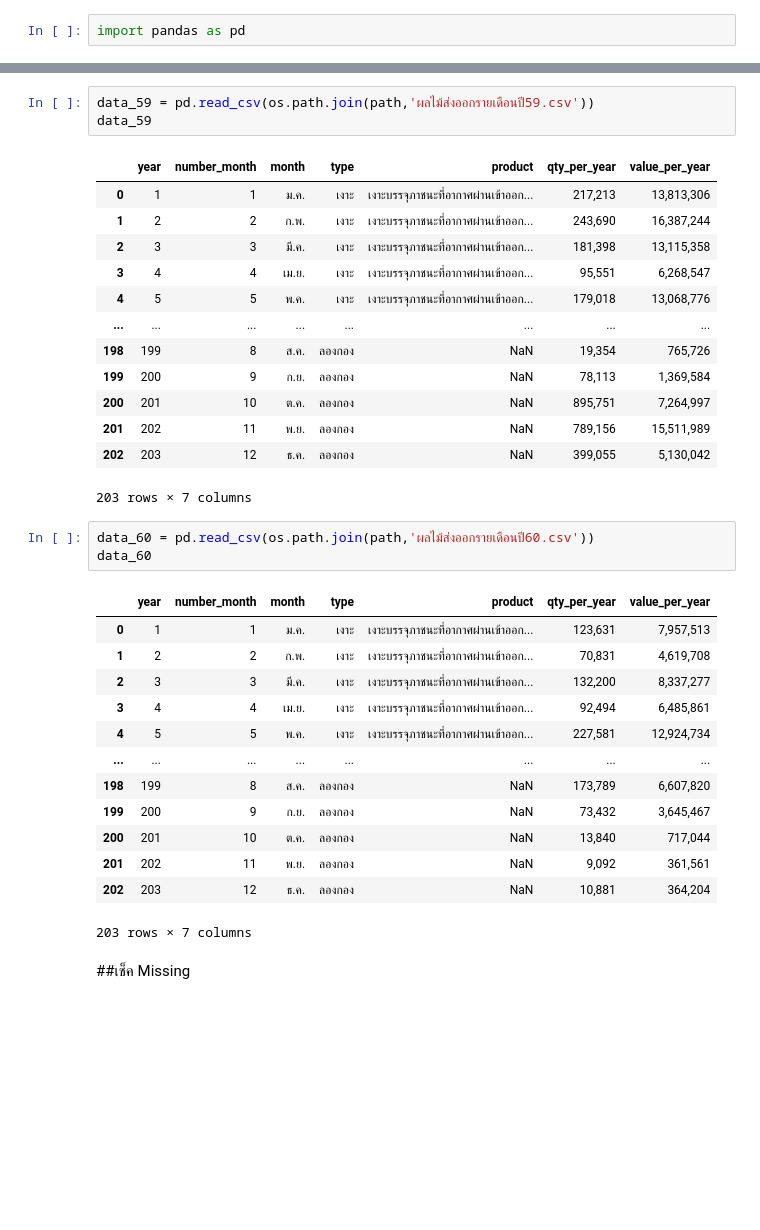
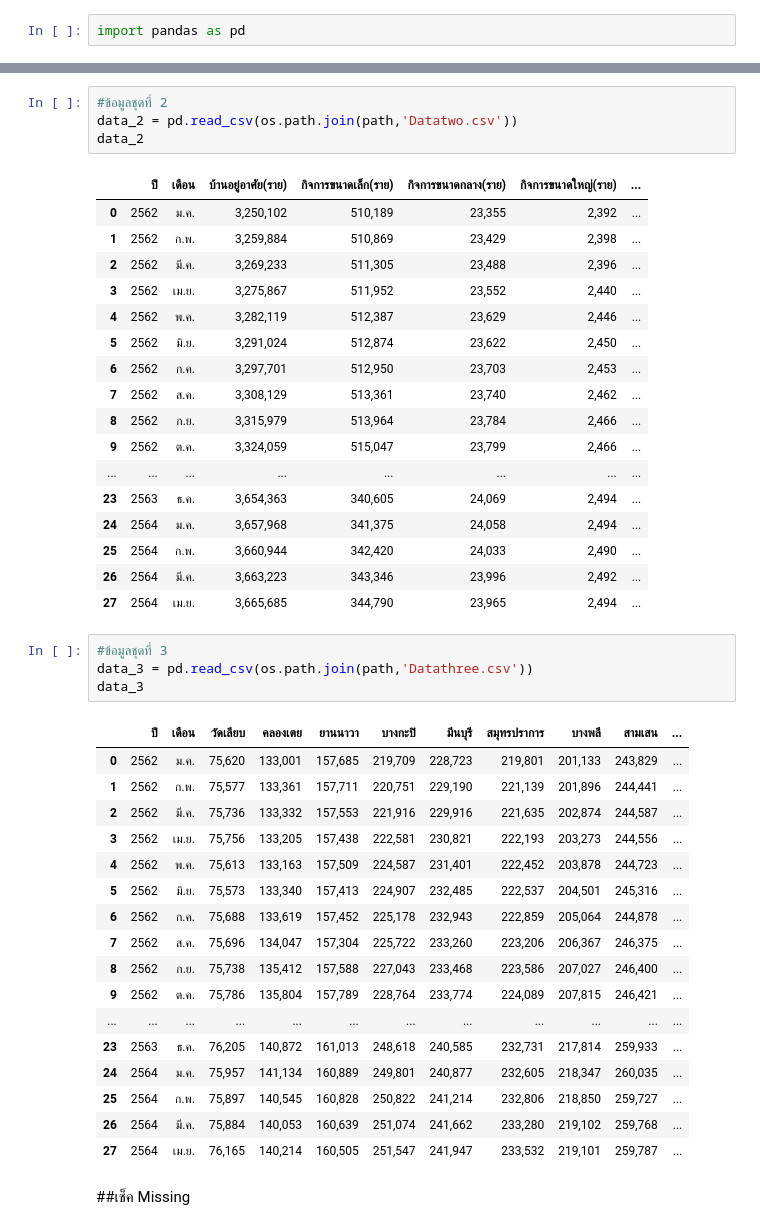
Before and after one commit to Thitichaya2000/DWDM21, a Jupyter notebook: Project_กลุ่ม.ipynb, the cells around one changed output, grey strips where cells are left out. Saved outputs shown, nothing was run; the diff lists cells and outputs as text; blank space fills up the shorter version.

```diff
--- a/Project_กลุ่ม.ipynb
+++ b/Project_กลุ่ม.ipynb
@@ -30,37 +40,47 @@ data_58
 # %%
-data_59 = pd.read_csv(os.path.join(path,'ผลไม้ส่งออกรายเดือนปี59.csv'))
-data_59
+#ข้อมูลชุดที่ 2
+data_2 = pd.read_csv(os.path.join(path,'Datatwo.csv'))
+data_2
 # %% [output]
-|  | year | number_month | month | type | product | qty_per_year | value_per_year |
-| 0 | 1 | 1 | ม.ค. | เงาะ | เงาะบรรจุภาชนะที่อากาศผ่านเข้าออก... | 217,213 | 13,813,306 |
-| 1 | 2 | 2 | ก.พ. | เงาะ | เงาะบรรจุภาชนะที่อากาศผ่านเข้าออก... | 243,690 | 16,387,244 |
-| 2 | 3 | 3 | มี.ค. | เงาะ | เงาะบรรจุภาชนะที่อากาศผ่านเข้าออก... | 181,398 | 13,115,358 |
-| 3 | 4 | 4 | เม.ย. | เงาะ | เงาะบรรจุภาชนะที่อากาศผ่านเข้าออก... | 95,551 | 6,268,547 |
-| 4 | 5 | 5 | พ.ค. | เงาะ | เงาะบรรจุภาชนะที่อากาศผ่านเข้าออก... | 179,018 | 13,068,776 |
+|  | ปี | เดือน | บ้านอยู่อาศัย(ราย) | กิจการขนาดเล็ก(ราย) | กิจการขนาดกลาง(ราย) | กิจการขนาดใหญ่(ราย) | ... |
+| 0 | 2562 | ม.ค. | 3,250,102 | 510,189 | 23,355 | 2,392 | ... |
+| 1 | 2562 | ก.พ. | 3,259,884 | 510,869 | 23,429 | 2,398 | ... |
+| 2 | 2562 | มี.ค. | 3,269,233 | 511,305 | 23,488 | 2,396 | ... |
+| 3 | 2562 | เม.ย. | 3,275,867 | 511,952 | 23,552 | 2,440 | ... |
+| 4 | 2562 | พ.ค. | 3,282,119 | 512,387 | 23,629 | 2,446 | ... |
+| 5 | 2562 | มิ.ย. | 3,291,024 | 512,874 | 23,622 | 2,450 | ... |
+| 6 | 2562 | ก.ค. | 3,297,701 | 512,950 | 23,703 | 2,453 | ... |
+| 7 | 2562 | ส.ค. | 3,308,129 | 513,361 | 23,740 | 2,462 | ... |
+| 8 | 2562 | ก.ย. | 3,315,979 | 513,964 | 23,784 | 2,466 | ... |
+| 9 | 2562 | ต.ค. | 3,324,059 | 515,047 | 23,799 | 2,466 | ... |
 | ... | ... | ... | ... | ... | ... | ... | ... |
-| 198 | 199 | 8 | ส.ค. | ลองกอง | NaN | 19,354 | 765,726 |
-| 199 | 200 | 9 | ก.ย. | ลองกอง | NaN | 78,113 | 1,369,584 |
-| 200 | 201 | 10 | ต.ค. | ลองกอง | NaN | 895,751 | 7,264,997 |
-| 201 | 202 | 11 | พ.ย. | ลองกอง | NaN | 789,156 | 15,511,989 |
-| 202 | 203 | 12 | ธ.ค. | ลองกอง | NaN | 399,055 | 5,130,042 |
+| 23 | 2563 | ธ.ค. | 3,654,363 | 340,605 | 24,069 | 2,494 | ... |
+| 24 | 2564 | ม.ค. | 3,657,968 | 341,375 | 24,058 | 2,494 | ... |
+| 25 | 2564 | ก.พ. | 3,660,944 | 342,420 | 24,033 | 2,490 | ... |
+| 26 | 2564 | มี.ค. | 3,663,223 | 343,346 | 23,996 | 2,492 | ... |
+| 27 | 2564 | เม.ย. | 3,665,685 | 344,790 | 23,965 | 2,494 | ... |
-203 rows × 7 columns
 # %%
-data_60 = pd.read_csv(os.path.join(path,'ผลไม้ส่งออกรายเดือนปี60.csv'))
-data_60
+#ข้อมูลชุดที่ 3
+data_3 = pd.read_csv(os.path.join(path,'Datathree.csv'))
+data_3
 # %% [output]
-|  | year | number_month | month | type | product | qty_per_year | value_per_year |
-| 0 | 1 | 1 | ม.ค. | เงาะ | เงาะบรรจุภาชนะที่อากาศผ่านเข้าออก... | 123,631 | 7,957,513 |
-| 1 | 2 | 2 | ก.พ. | เงาะ | เงาะบรรจุภาชนะที่อากาศผ่านเข้าออก... | 70,831 | 4,619,708 |
-| 2 | 3 | 3 | มี.ค. | เงาะ | เงาะบรรจุภาชนะที่อากาศผ่านเข้าออก... | 132,200 | 8,337,277 |
-| 3 | 4 | 4 | เม.ย. | เงาะ | เงาะบรรจุภาชนะที่อากาศผ่านเข้าออก... | 92,494 | 6,485,861 |
-| 4 | 5 | 5 | พ.ค. | เงาะ | เงาะบรรจุภาชนะที่อากาศผ่านเข้าออก... | 227,581 | 12,924,734 |
-| ... | ... | ... | ... | ... | ... | ... | ... |
-| 198 | 199 | 8 | ส.ค. | ลองกอง | NaN | 173,789 | 6,607,820 |
-| 199 | 200 | 9 | ก.ย. | ลองกอง | NaN | 73,432 | 3,645,467 |
-| 200 | 201 | 10 | ต.ค. | ลองกอง | NaN | 13,840 | 717,044 |
-| 201 | 202 | 11 | พ.ย. | ลองกอง | NaN | 9,092 | 361,561 |
-| 202 | 203 | 12 | ธ.ค. | ลองกอง | NaN | 10,881 | 364,204 |
+|  | ปี | เดือน | วัดเลียบ | คลองเตย | ยานนาวา | บางกะปิ | มีนบุรี | สมุทรปราการ | บางพลี | สามเสน | ... |
+| 0 | 2562 | ม.ค. | 75,620 | 133,001 | 157,685 | 219,709 | 228,723 | 219,801 | 201,133 | 243,829 | ... |
+| 1 | 2562 | ก.พ. | 75,577 | 133,361 | 157,711 | 220,751 | 229,190 | 221,139 | 201,896 | 244,441 | ... |
+| 2 | 2562 | มี.ค. | 75,736 | 133,332 | 157,553 | 221,916 | 229,916 | 221,635 | 202,874 | 244,587 | ... |
+| 3 | 2562 | เม.ย. | 75,756 | 133,205 | 157,438 | 222,581 | 230,821 | 222,193 | 203,273 | 244,556 | ... |
+| 4 | 2562 | พ.ค. | 75,613 | 133,163 | 157,509 | 224,587 | 231,401 | 222,452 | 203,878 | 244,723 | ... |
+| 5 | 2562 | มิ.ย. | 75,573 | 133,340 | 157,413 | 224,907 | 232,485 | 222,537 | 204,501 | 245,316 | ... |
+| 6 | 2562 | ก.ค. | 75,688 | 133,619 | 157,452 | 225,178 | 232,943 | 222,859 | 205,064 | 244,878 | ... |
+| 7 | 2562 | ส.ค. | 75,696 | 134,047 | 157,304 | 225,722 | 233,260 | 223,206 | 206,367 | 246,375 | ... |
+| 8 | 2562 | ก.ย. | 75,738 | 135,412 | 157,588 | 227,043 | 233,468 | 223,586 | 207,027 | 246,400 | ... |
+| 9 | 2562 | ต.ค. | 75,786 | 135,804 | 157,789 | 228,764 | 233,774 | 224,089 | 207,815 | 246,421 | ... |
+| ... | ... | ... | ... | ... | ... | ... | ... | ... | ... | ... | ... |
+| 23 | 2563 | ธ.ค. | 76,205 | 140,872 | 161,013 | 248,618 | 240,585 | 232,731 | 217,814 | 259,933 | ... |
+| 24 | 2564 | ม.ค. | 75,957 | 141,134 | 160,889 | 249,801 | 240,877 | 232,605 | 218,347 | 260,035 | ... |
+| 25 | 2564 | ก.พ. | 75,897 | 140,545 | 160,828 | 250,822 | 241,214 | 232,806 | 218,850 | 259,727 | ... |
+| 26 | 2564 | มี.ค. | 75,884 | 140,053 | 160,639 | 251,074 | 241,662 | 233,280 | 219,102 | 259,768 | ... |
+| 27 | 2564 | เม.ย. | 76,165 | 140,214 | 160,505 | 251,547 | 241,947 | 233,532 | 219,101 | 259,787 | ... |
-203 rows × 7 columns
 # %% [markdown]
 ##เช็ค Missing
 # %%
```
Also changed, not shown: parts of 33 cells of this notebook.
